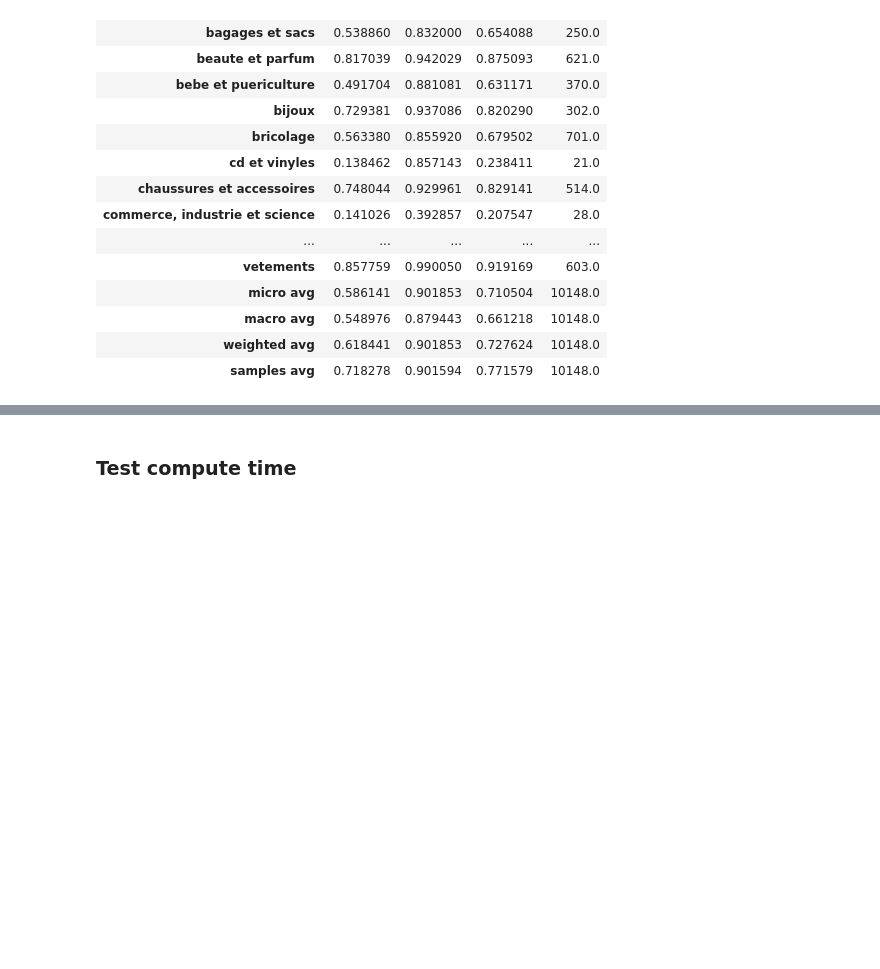
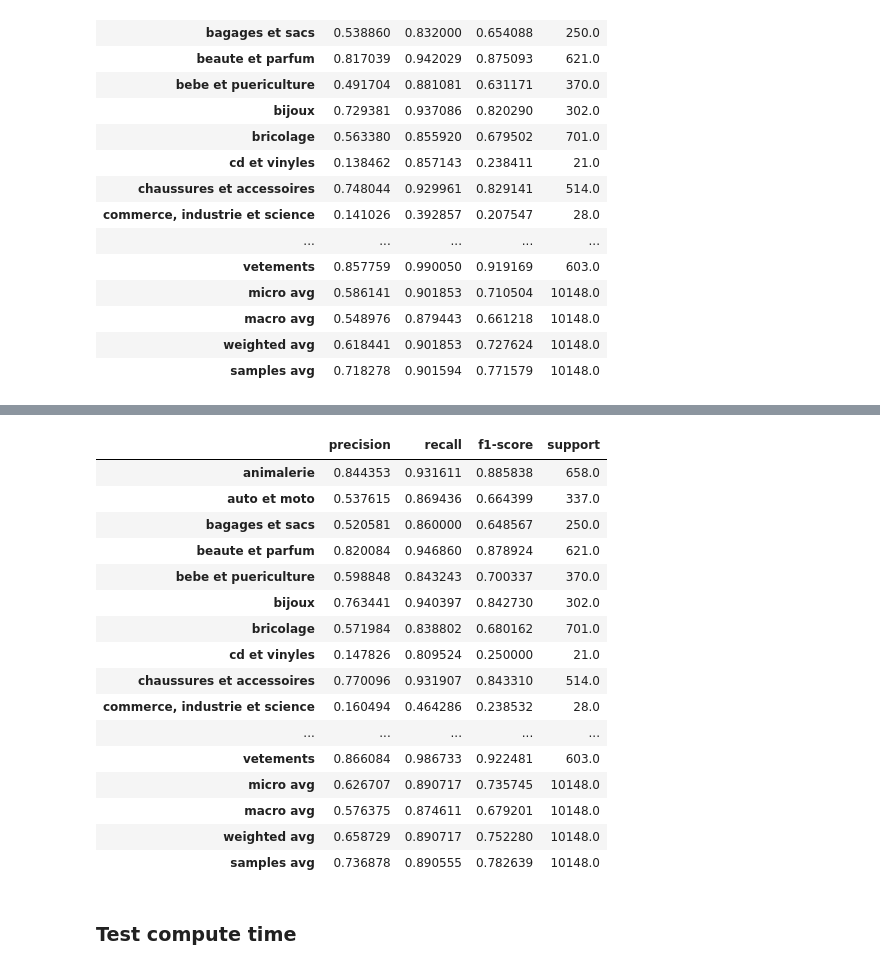
Before and after one commit to BarthelemyPavy/product_classification, a Jupyter notebook: product_classification/cnn.ipynb, the cells around one changed output, grey strips where cells are left out. Drawn from its saved outputs; the diff is of its cells as text; code cells hidden in the pictures; blank space fills up the shorter version.

Commit message:
✨ Change gamma parameters for focal loss

```diff
--- a/product_classification/cnn.ipynb
+++ b/product_classification/cnn.ipynb
@@ -199,0 +207,14 @@ with open(f"{path}/cnn_learner.pkl", "wb") as handle:
+# %%
+import torch
+gamma = 1.0
+pos_weight = torch.Tensor(pos_weight).to(device)
+create_learner = CreateLearner()
+learner = create_learner.execute(cnn_hparams=cnn_hyperparameters,
+                                    embedding_name=embedding_name,
+                                    torch_fields=torch_fields,
+                                    processed_data=simple_datasets,
+                                    batch_size=batch_size,
+                                    label_number=len(labels),
+                                    one_hot_encoder=one_hot_encoder,
+                                    pos_weight=pos_weight,
+                                    gamma=gamma)
@@ -199,0 +227,6 @@ with open(f"{path}/cnn_learner.pkl", "wb") as handle:
+# %%
+train_high_levels = TrainHighLevels()
+learner = train_high_levels.execute(cnn_learner=learner,
+        device=device,
+        torch_iterators=torch_iterators,
+        cnn_hparams=cnn_hyperparameters)
@@ -199,0 +255,10 @@ with open(f"{path}/cnn_learner.pkl", "wb") as handle:
+# %%
+finetune_all = FinetuneAll()
+learner = finetune_all.execute(cnn_learner=learner,
+                                device=device,
+                                torch_iterators=torch_iterators,
+                                cnn_hparams=cnn_hyperparameters,
+                                processed_data=simple_datasets,
+                                batch_size=batch_size,
+                                pos_weight=pos_weight,
+                                gamma=gamma)
@@ -199,0 +303,6 @@ with open(f"{path}/cnn_learner.pkl", "wb") as handle:
+# %%
+evaluate_classifier = EvaluateClassifier()
+perfs = evaluate_classifier.execute(cnn_learner=learner,
+                                        device=device,
+                                        torch_iterators=torch_iterators,
+                                        multilabel_binarizer=multilabel_binarizer)
@@ -200,3 +312,24 @@ with open(f"{path}/cnn_learner.pkl", "wb") as handle:
+# %%
+import pandas as pd
+pd.DataFrame(perfs).T
+# %% [output]
+|  | precision | recall | f1-score | support |
+| animalerie | 0.844353 | 0.931611 | 0.885838 | 658.0 |
+| auto et moto | 0.537615 | 0.869436 | 0.664399 | 337.0 |
+| bagages et sacs | 0.520581 | 0.860000 | 0.648567 | 250.0 |
+| beaute et parfum | 0.820084 | 0.946860 | 0.878924 | 621.0 |
+| bebe et puericulture | 0.598848 | 0.843243 | 0.700337 | 370.0 |
+| bijoux | 0.763441 | 0.940397 | 0.842730 | 302.0 |
+| bricolage | 0.571984 | 0.838802 | 0.680162 | 701.0 |
+| cd et vinyles | 0.147826 | 0.809524 | 0.250000 | 21.0 |
+| chaussures et accessoires | 0.770096 | 0.931907 | 0.843310 | 514.0 |
+| commerce, industrie et science | 0.160494 | 0.464286 | 0.238532 | 28.0 |
+| ... | ... | ... | ... | ... |
+| vetements | 0.866084 | 0.986733 | 0.922481 | 603.0 |
+| micro avg | 0.626707 | 0.890717 | 0.735745 | 10148.0 |
+| macro avg | 0.576375 | 0.874611 | 0.679201 | 10148.0 |
+| weighted avg | 0.658729 | 0.890717 | 0.752280 | 10148.0 |
+| samples avg | 0.736878 | 0.890555 | 0.782639 | 10148.0 |
 # %% [markdown]
 ### Test compute time
 # %%
```
Also changed, not shown: parts of 16 cells of this notebook, 1 other file.
